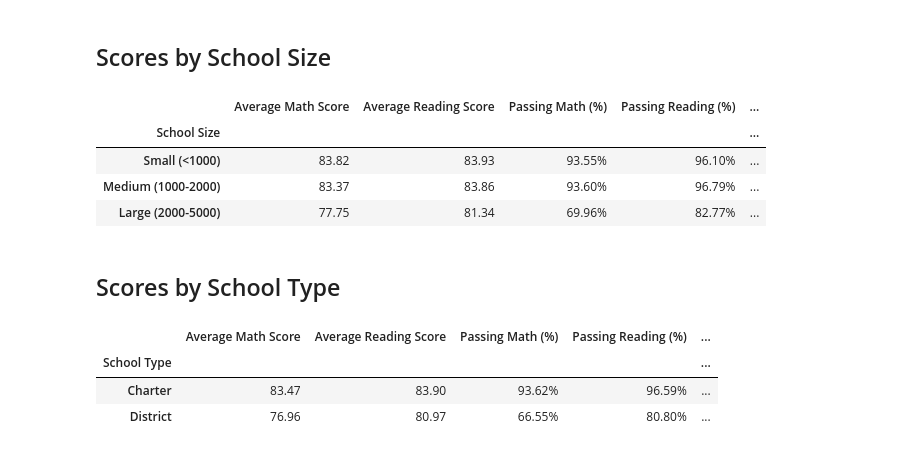
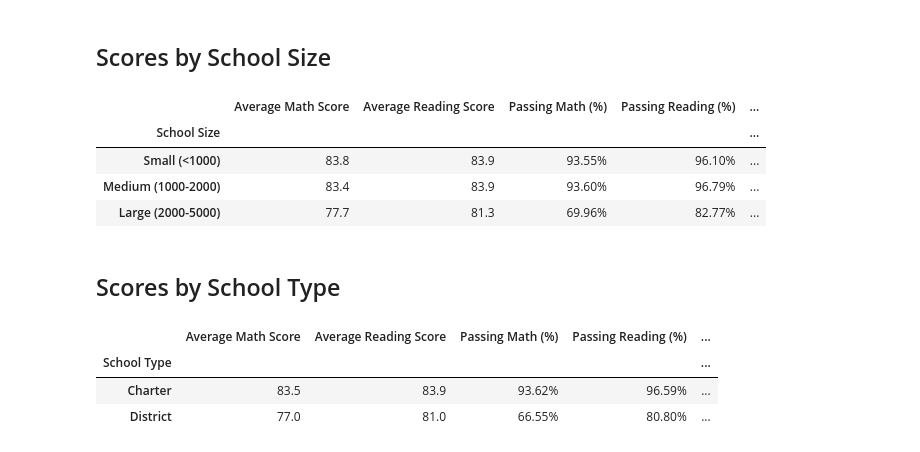
Before and after one commit to linderkm/pandas-challenge, a Jupyter notebook: PyCitySchools/analysis.ipynb, the cells around one changed output. Cells and saved outputs as stored; diff of their text form; code cells hidden in the pictures.

```diff
--- a/PyCitySchools/analysis.ipynb
+++ b/PyCitySchools/analysis.ipynb
@@ -427,38 +428,38 @@ school_summary_final_copy["School Size"] = pd.cut(school_summary_final_copy["Tot
 #calculating the mean of each group. code provided in challenge documentation
 size_math_scores = school_summary_final_copy.groupby(["School Size"])["Average Math Score"].mean()
 size_reading_scores = school_summary_final_copy.groupby(["School Size"])["Average Reading Score"].mean()
 size_passing_math = school_summary_final_copy.groupby(["School Size"])["Passing Math (%)"].mean()
 size_passing_reading = school_summary_final_copy.groupby(["School Size"])["Passing Reading (%)"].mean()
 overall_passing_size = school_summary_final_copy.groupby(["School Size"])["Total Passing (%)"].mean()
 
 #merging data into single dataframe
 size_summary = pd.merge(size_math_scores, size_reading_scores,
                             on="School Size")
 
 size_summary = pd.merge(size_summary, size_passing_math,
                             on="School Size")
 
 size_summary = pd.merge(size_summary, size_passing_reading,
                             on="School Size")
 
 size_summary = pd.merge(size_summary, overall_passing_size,
                             on="School Size")
 
 #formatting (12)
-size_summary["Average Math Score"] = size_summary["Average Math Score"].map("{:,.2f}".format)
-size_summary["Average Reading Score"] = size_summary["Average Reading Score"].map("{:,.2f}".format)
+size_summary["Average Math Score"] = size_summary["Average Math Score"].map("{:,.1f}".format)
+size_summary["Average Reading Score"] = size_summary["Average Reading Score"].map("{:,.1f}".format)
 size_summary["Passing Math (%)"] = size_summary["Passing Math (%)"].map("{:,.2f}%".format)
 size_summary["Passing Reading (%)"] = size_summary["Passing Reading (%)"].map("{:,.2f}%".format)
 size_summary["Total Passing (%)"] = size_summary["Total Passing (%)"].map("{:,.2f}%".format)
 
 
 size_summary
 # %% [output]
 |  | Average Math Score | Average Reading Score | Passing Math (%) | Passing Reading (%) | ... |
 | School Size |  |  |  |  | ... |
-| Small (<1000) | 83.82 | 83.93 | 93.55% | 96.10% | ... |
-| Medium (1000-2000) | 83.37 | 83.86 | 93.60% | 96.79% | ... |
-| Large (2000-5000) | 77.75 | 81.34 | 69.96% | 82.77% | ... |
+| Small (<1000) | 83.8 | 83.9 | 93.55% | 96.10% | ... |
+| Medium (1000-2000) | 83.4 | 83.9 | 93.60% | 96.79% | ... |
+| Large (2000-5000) | 77.7 | 81.3 | 69.96% | 82.77% | ... |
 # %% [markdown]
 ## Scores by School Type
 # %%
@@ -477,8 +478,8 @@ type_summary = pd.DataFrame(pd.concat([average_math_score_by_type,average_readin
                          average_percent_overall_passing_by_type], axis=1))
 
 #formatting (12)
-type_summary["Average Math Score"] = type_summary["Average Math Score"].map("{:,.2f}".format)
-type_summary["Average Reading Score"] = type_summary["Average Reading Score"].map("{:,.2f}".format)
+type_summary["Average Math Score"] = type_summary["Average Math Score"].map("{:,.1f}".format)
+type_summary["Average Reading Score"] = type_summary["Average Reading Score"].map("{:,.1f}".format)
 type_summary["Passing Math (%)"] = type_summary["Passing Math (%)"].map("{:,.2f}%".format)
 type_summary["Passing Reading (%)"] = type_summary["Passing Reading (%)"].map("{:,.2f}%".format)
 type_summary["Total Passing (%)"] = type_summary["Total Passing (%)"].map("{:,.2f}%".format)
@@ -487,5 +488,5 @@ type_summary
 # %% [output]
 |  | Average Math Score | Average Reading Score | Passing Math (%) | Passing Reading (%) | ... |
 | School Type |  |  |  |  | ... |
-| Charter | 83.47 | 83.90 | 93.62% | 96.59% | ... |
-| District | 76.96 | 80.97 | 66.55% | 80.80% | ... |
+| Charter | 83.5 | 83.9 | 93.62% | 96.59% | ... |
+| District | 77.0 | 81.0 | 66.55% | 80.80% | ... |
```
Also changed, not shown: parts of 4 cells of this notebook.
